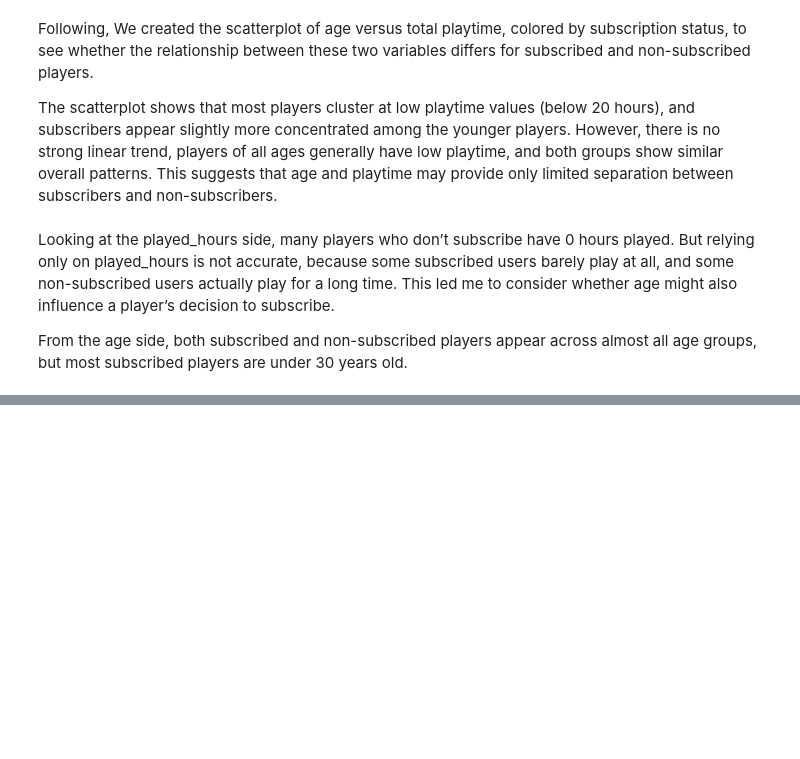
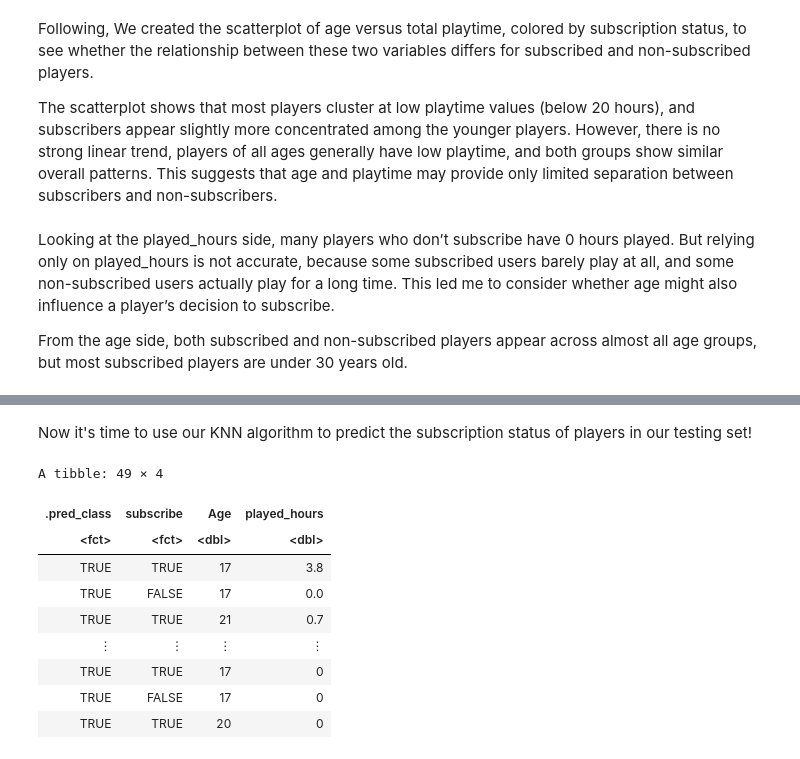
Before and after one commit to zhifou541-stack/dsci100-003-group26, a Jupyter notebook: group26 final project .ipynb, the cells around one changed output, grey strips where cells are left out. Drawn from its saved outputs; the diff is of its cells as text; code cells hidden in the pictures; blank space fills up the shorter version.

```diff
--- a/group26 final project .ipynb
+++ b/group26 final project .ipynb
@@ -192,0 +293,27 @@ From the age side, both subscribed and non-subscribed players appear across almo
+# %%
+knn_spec <- nearest_neighbor(weight_func = "rectangular", neighbors = 14) |>
+      set_engine("kknn") |>
+      set_mode("classification")
+
+players_fit <- workflow() |>
+      add_recipe(players_recipe) |>
+      add_model(knn_spec) |>
+      fit(data = players_train)
+
+players_test <- players_test |> mutate(subscribe = relevel(subscribe, ref = "TRUE"))
+# %% [markdown]
+Now it's time to use our KNN algorithm to predict the subscription status of players in our testing set!
+# %%
+players_preds <- predict(players_fit, players_test) |> bind_cols(players_test)
+players_preds
+# %% [output]
+A tibble: 49 × 4
+| .pred_class | subscribe | Age | played_hours |
+| <fct> | <fct> | <dbl> | <dbl> |
+| TRUE | TRUE | 17 | 3.8 |
+| TRUE | FALSE | 17 | 0.0 |
+| TRUE | TRUE | 21 | 0.7 |
+| ⋮ | ⋮ | ⋮ | ⋮ |
+| TRUE | TRUE | 17 | 0 |
+| TRUE | FALSE | 17 | 0 |
+| TRUE | TRUE | 20 | 0 |
```
Also changed, not shown: parts of 22 cells of this notebook.
